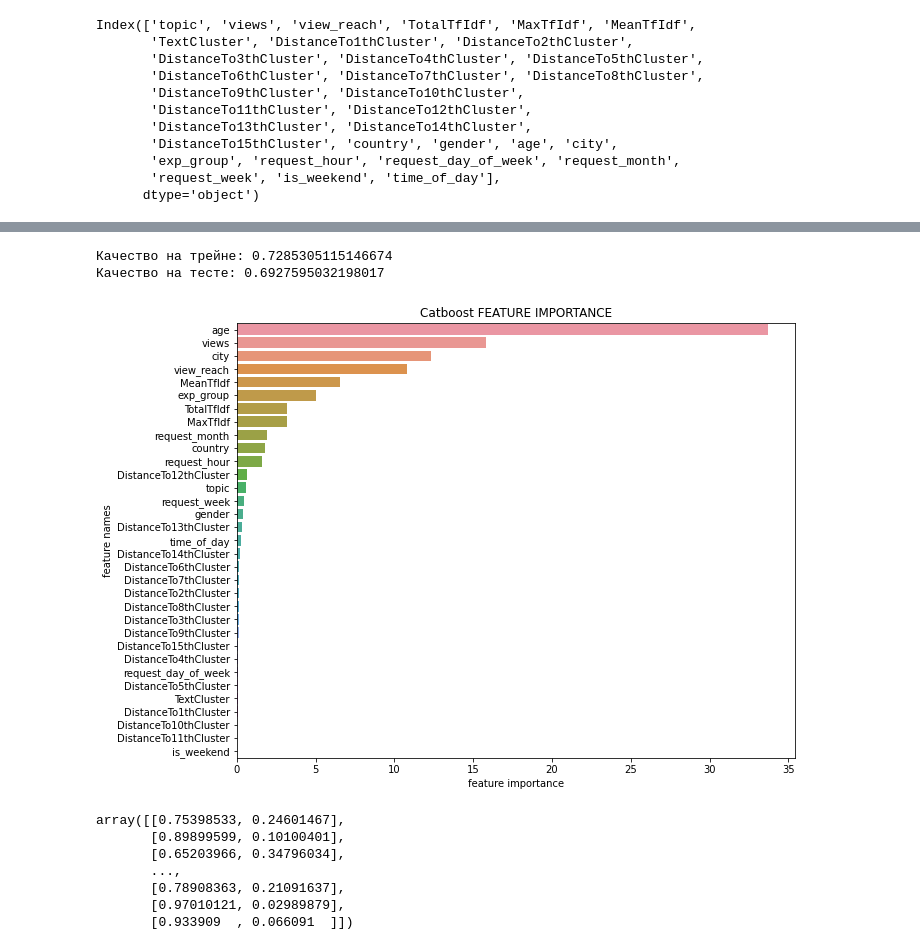
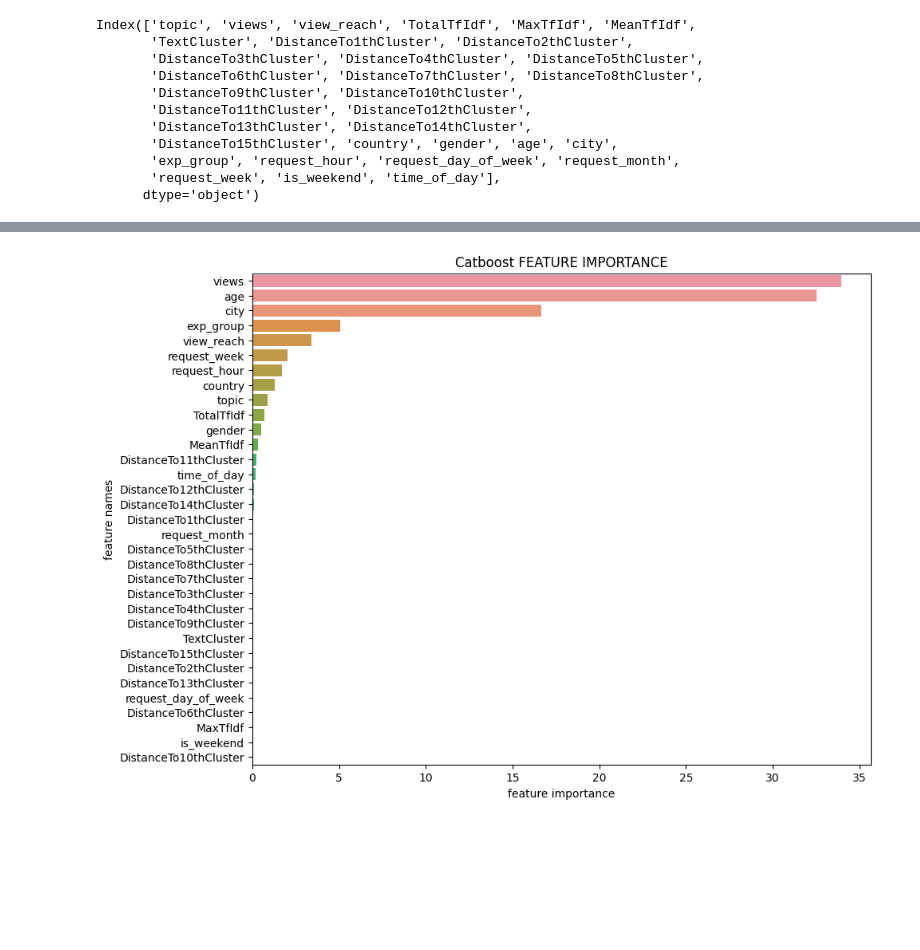
Before and after one commit to okulova99/social-media-recommender, a Jupyter notebook: notebooks/training.ipynb, the cells around one changed output, grey strips where cells are left out. Drawn from its saved outputs; the diff is of its cells as text; code cells hidden in the pictures; blank space fills up the shorter version.

Commit message:
Fix some more bugs in training.ipynb

```diff
--- a/notebooks/training.ipynb
+++ b/notebooks/training.ipynb
@@ -171,0 +151,8 @@ bestIteration = 37
+# %%
+catboost = CatBoostClassifier(iterations=100,
+                              learning_rate=1,
+                              depth=2,
+                              random_state=42,
+                              use_best_model=True)
+
+catboost.fit(X_train, y_train, cat_features, eval_set=(X_test, y_test))
@@ -178,6 +188,6 @@ catboost1 = CatBoostClassifier().load_model('catboost1.cbm', format='cbm')
 # %%
-catboost2 = CatBoostClassifier(iterations=318,
-                               learning_rate=0.1,
+catboost2 = CatBoostClassifier(iterations=1000,
+                               learning_rate=0.5,
                                depth=2,
                                use_best_model=True,
                                random_state=42,
@@ -210,9 +220,9 @@ catboost2 = CatBoostClassifier().load_model('catboost2.cbm', format='cbm')
 # %%
-catboost3 = CatBoostClassifier(iterations=1200,
-                               learning_rate=0.075,
+catboost3 = CatBoostClassifier(iterations=3000,
+                               learning_rate=0.1,
                                depth=2,
                                use_best_model=True,
-                               # early_stopping_rounds=200,
+                               early_stopping_rounds=1000,
                                random_state=42,
                                verbose=50)
 
@@ -243,10 +252,0 @@ catboost3 = CatBoostClassifier().load_model('catboost3.cbm', format='cbm')
-# %%
-catboost4 = CatBoostClassifier(iterations=2000,
-                               learning_rate=0.075,
-                               depth=2,
-                               use_best_model=True,
-                               early_stopping_rounds=500,
-                               random_state=42,
-                               verbose=50)
-
-catboost4.fit(X_train, y_train, cat_features, eval_set=(X_test, y_test))
@@ -294,36 +281,30 @@ print(f"Качество на тесте: {roc_auc_score(y_test, catboost3.predi
-# %%
-print(f"Качество на трейне: {roc_auc_score(y_train, catboost4.predict_proba(X_train)[:, 1])}")
-print(f"Качество на тесте: {roc_auc_score(y_test, catboost4.predict_proba(X_test)[:, 1])}")
-# %% [output]
-Качество на трейне: 0.7285305115146674
-Качество на тесте: 0.6927595032198017
 # %%
 import seaborn as sns
 import numpy as np
 import matplotlib.pyplot as plt
 
 def plot_feature_importance(importance,names,model_type):
 
     #Create arrays from feature importance and feature names
     feature_importance = np.array(importance)
     feature_names = np.array(names)
 
     #Create a DataFrame using a Dictionary
     data={'feature_names':feature_names,'feature_importance':feature_importance}
     fi_df = pd.DataFrame(data)
 
     #Sort the DataFrame in order decreasing feature importance
     fi_df.sort_values(by=['feature_importance'], ascending=False,inplace=True)
 
     #Define size of bar plot
     plt.figure(figsize=(10,8))
     #Plot Searborn bar chart
     sns.barplot(x=fi_df['feature_importance'], y=fi_df['feature_names'])
     #Add chart labels
     plt.title(model_type + 'FEATURE IMPORTANCE')
     plt.xlabel('feature importance')
     plt.ylabel('feature names')
 
-plot_feature_importance(catboost4.feature_importances_,X_train.columns,'Catboost ')
+plot_feature_importance(catboost.feature_importances_,X_train.columns, 'Catboost ')
 # %% [output]
-[figure, old version]
+[figure, new version]
@@ -333,10 +310,0 @@ auc_model = CatBoostClassifier().load_model('catboost_auc_model.cbm', format='cb
-# %%
-auc_model.predict_proba(X_test)
-# %% [output]
-array([[0.75398533, 0.24601467],
-       [0.89899599, 0.10100401],
-       [0.65203966, 0.34796034],
-       ...,
-       [0.78908363, 0.21091637],
-       [0.97010121, 0.02989879],
-       [0.933909  , 0.066091  ]])
```
Also changed, not shown: parts of 34 cells of this notebook.
